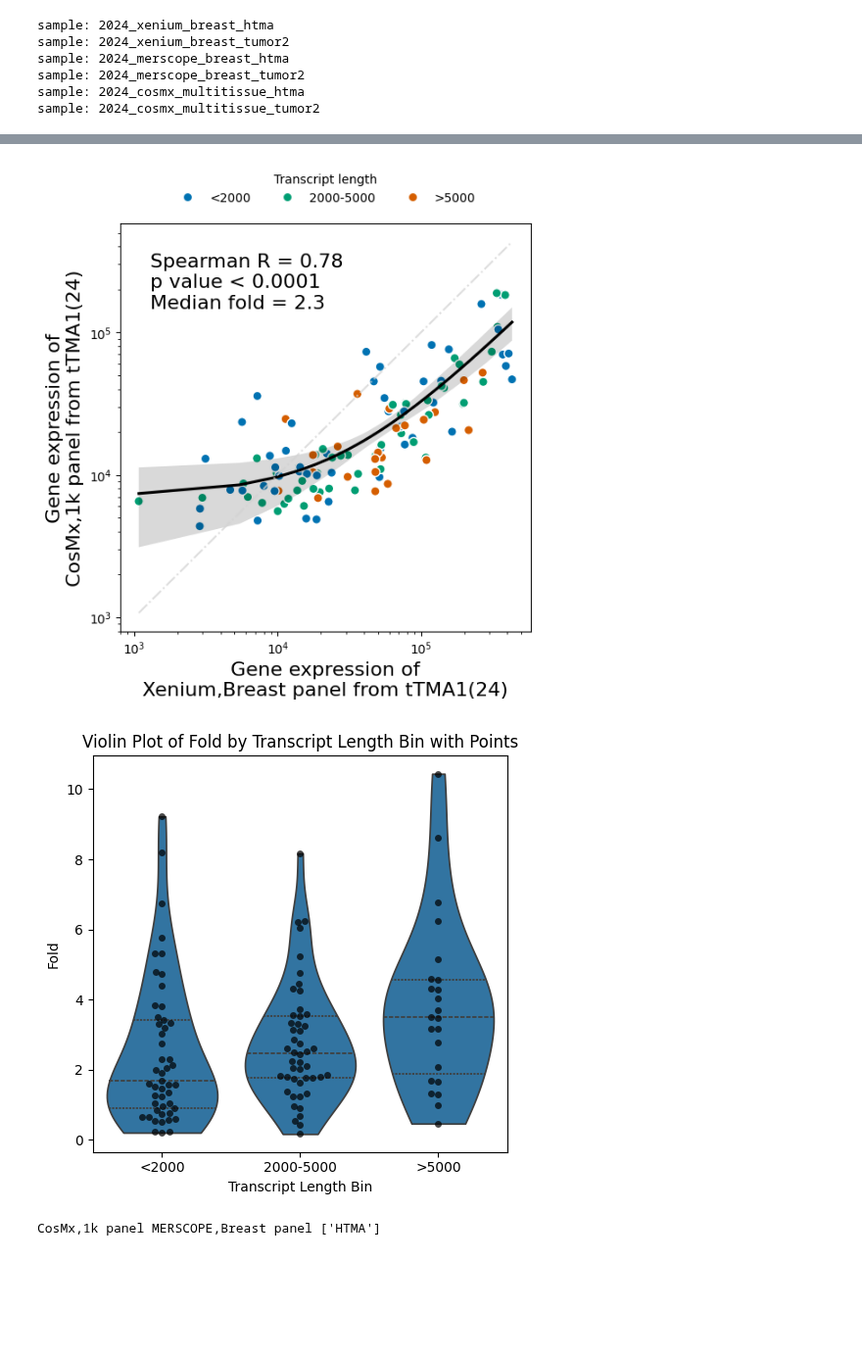
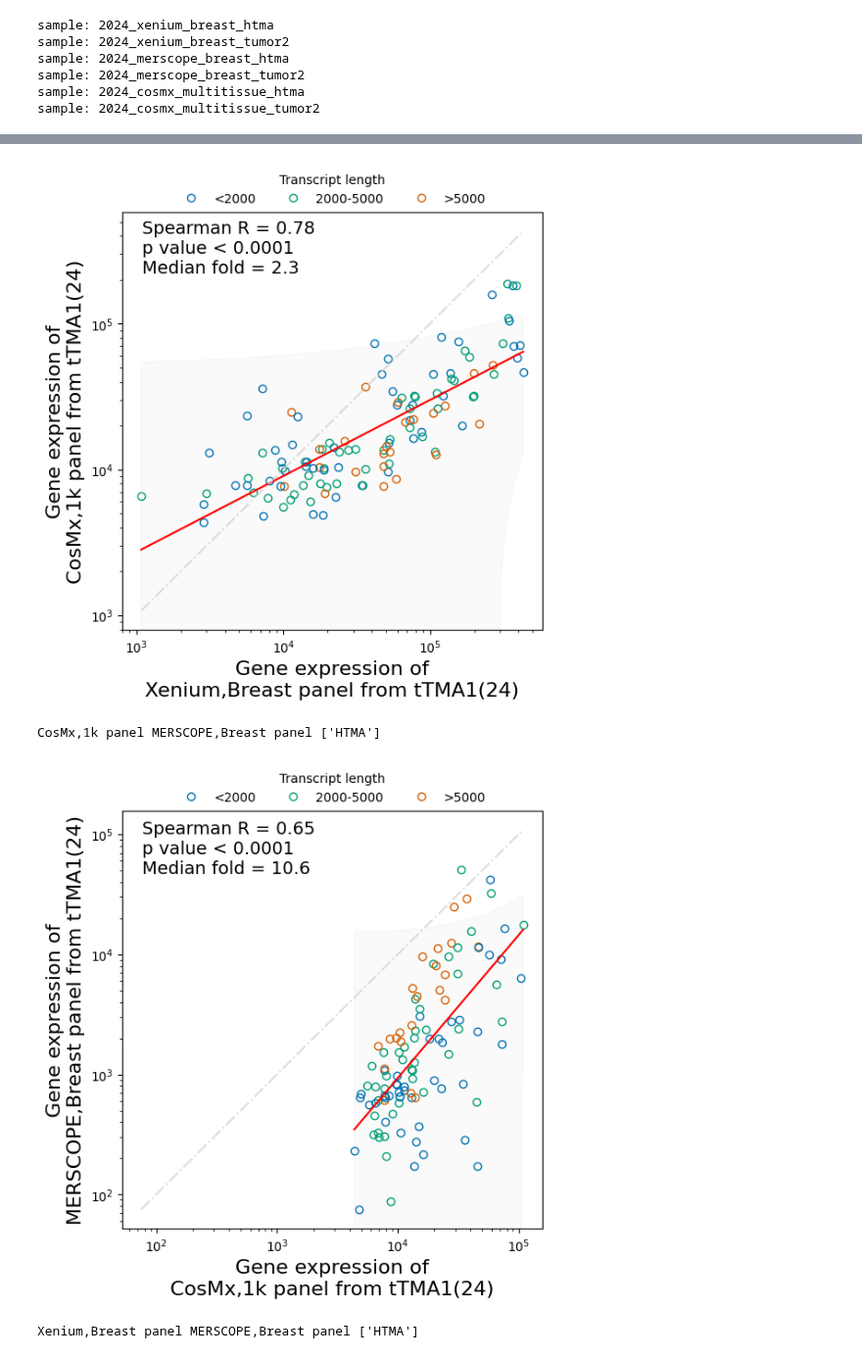
Before and after one commit to broadinstitute/ist_benchmarking, a Jupyter notebook: 12_gene_length.ipynb, the cells around one changed output, grey strips where cells are left out. Shown at 98% size. Cells and saved outputs as stored; diff of their text form; code cells hidden in the pictures; blank space fills up the shorter version.

```diff
--- a/12_gene_length.ipynb
+++ b/12_gene_length.ipynb
@@ -289,11 +327,8 @@ if year =='2023':
                 platform_panel_2,
                 tmas,
                 year,
-                color_index,
-                linear_p_value_threshold=linear_p_value_threshold,
                 fontsize=fontsize,
-                lw=1.5,
-                marker_size=55,
+                marker_size=5,
 
             )
 
@@ -309,67 +344,37 @@ elif year =='2024':
                     'CosMx,1k panel',
                     'MERSCOPE,Breast panel',
                     'Xenium,Breast panel']
 
         df_plot['transcript_length'] = df_plot['gene'].apply(lambda x: get_transcript_length(x, data))
         df_plot = df_plot.loc[df_plot['transcript_length'] != 'NA']
         df_plot['transcript_length'] = df_plot['transcript_length'].astype('int')
 
         for count, platform_panel_pair in enumerate([
             ('Xenium,Breast panel','CosMx,1k panel'),
             ('CosMx,1k panel','MERSCOPE,Breast panel'),
             ('Xenium,Breast panel','MERSCOPE,Breast panel'),
             ]):
 
             color_index = count + 1
 
             platform_panel_1 = platform_panel_pair[0]
             platform_panel_2 = platform_panel_pair[1]
 
             print(platform_panel_1, platform_panel_2, tmas)
 
-            df_pair = gene_by_gene_plot(
+            gene_by_gene_plot(
                 df_plot,
                 platform_panel_1,
                 platform_panel_2,
                 tmas,
                 year,
-                color_index,
-                linear_p_value_threshold=linear_p_value_threshold,
                 fontsize=fontsize,
-                lw=1.5,
-                marker_size=55,
+                marker_size=5,
+
             )
-
-            plt.figure(figsize=(5, 5))
-
-            # 1) Violin plot
-            sns.violinplot(
-                data=df_pair,
-                x='transcript_length_bin',
-                y='fold',
-                dodge=True,
-                cut=0,
-                scale='width',
-                inner='quartile'  # or "box", "point", etc.
-            )
-
-            # 2) Overlay a swarm (or strip) plot to show individual points
-            sns.swarmplot(
-                data=df_pair,
-                x='transcript_length_bin',
-                y='fold',
-                color='black',     # point color
-                alpha=0.7,         # transparency
-                dodge=True         # ensures side-by-side points if x is categorical
-            )
-
-            plt.xlabel('Transcript Length Bin')
-            plt.ylabel('Fold')
-            plt.title('Violin Plot of Fold by Transcript Length Bin with Points')
-            plt.tight_layout()
-            plt.show()
 # %% [output]
 Xenium,Breast panel CosMx,1k panel ['HTMA']
-[figure, old version]
+[figure, new version]
+CosMx,1k panel MERSCOPE,Breast panel ['HTMA']
-[figure, old version]
+[figure, new version]
-CosMx,1k panel MERSCOPE,Breast panel ['HTMA']
+Xenium,Breast panel MERSCOPE,Breast panel ['HTMA']
```
Also changed, not shown: parts of 5 cells of this notebook, 7 other files.
